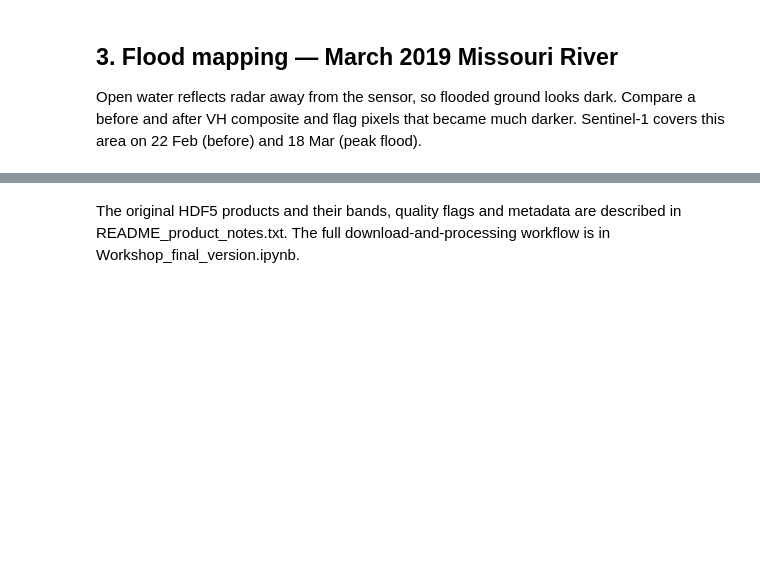
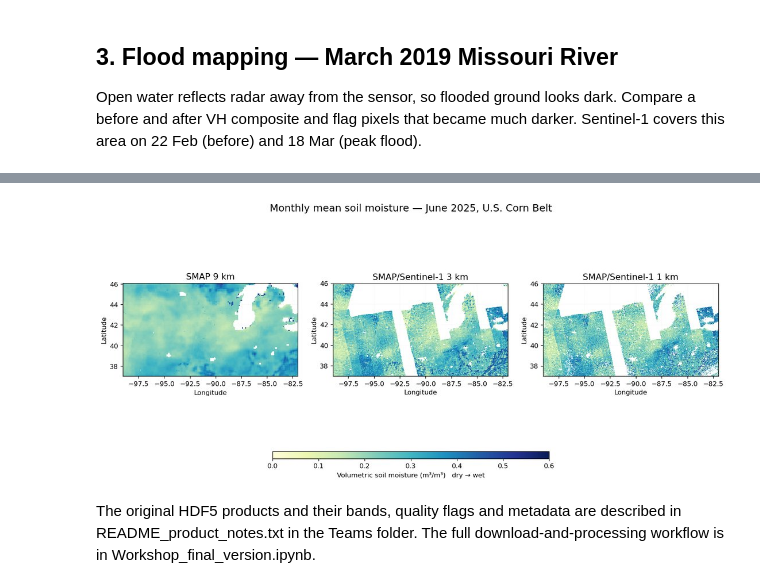
Before and after one commit to Arunavmsu07/SAR_Workshop, a Jupyter notebook: Hands_On_SMAP_Sentinel1_Workshop_SOLUTION.ipynb, the cells around one changed output, grey strips where cells are left out. Drawn from its saved outputs; the diff is of its cells as text; code cells hidden in the pictures; blank space fills up the shorter version.

Commit message:
Exercise 1 uses a false-colour composite; Exercise 4 reads GeoTIFFs from the Teams folder with a simple colormap

```diff
--- a/Hands_On_SMAP_Sentinel1_Workshop_SOLUTION.ipynb
+++ b/Hands_On_SMAP_Sentinel1_Workshop_SOLUTION.ipynb
@@ -166,2 +101,30 @@ plt.tight_layout(); plt.show()
+# %%
+import numpy as np, rasterio
+import matplotlib.pyplot as plt
+from matplotlib.colors import Normalize
+from matplotlib.cm import ScalarMappable
+
+DATA_DIR = "Teams_folder"   # folder you downloaded from Teams (upload to Colab, or mount Drive)
+
+panels = [('SMAP 9 km',            f'{DATA_DIR}/SMAP_9km/GeoTIFF/SMAP_9km_202506.tif'),
+          ('SMAP/Sentinel-1 3 km', f'{DATA_DIR}/SMAP_Sentinel1_3km/GeoTIFF/SMAP_S1_3km_202506.tif'),
+          ('SMAP/Sentinel-1 1 km', f'{DATA_DIR}/SMAP_Sentinel1_1km/GeoTIFF/SMAP_S1_1km_202506.tif')]
+
+fig, axes = plt.subplots(1, 3, figsize=(16, 5))
+for ax, (label, fn) in zip(axes, panels):
+    with rasterio.open(fn) as src:
+        a = src.read(1).astype('float32'); b = src.bounds; nd = src.nodata
+    a = np.where(a == nd, np.nan, a)
+    ax.imshow(a, cmap='YlGnBu', vmin=0, vmax=0.6,
+              extent=[b.left, b.right, b.bottom, b.top], interpolation='nearest')
+    ax.set_title(label); ax.set_xlabel('Longitude'); ax.set_ylabel('Latitude')
+
+fig.suptitle('Monthly mean soil moisture — June 2025, U.S. Corn Belt', y=1.02)
+cax = fig.add_axes([0.32, -0.04, 0.36, 0.03])
+cb = fig.colorbar(ScalarMappable(Normalize(0, 0.6), plt.get_cmap('YlGnBu')), cax=cax, orientation='horizontal')
+cb.set_label('Volumetric soil moisture (m3/m3)   dry to wet')
+plt.tight_layout(); plt.show()
+# %% [output]
+[figure, added]
 # %% [markdown]
-The original HDF5 products and their bands, quality flags and metadata are described in README_product_notes.txt. The full download-and-processing workflow is in Workshop_final_version.ipynb.
+The original HDF5 products and their bands, quality flags and metadata are described in README_product_notes.txt in the Teams folder. The full download-and-processing workflow is in Workshop_final_version.ipynb.
```
Also changed, not shown: parts of 8 cells of this notebook, 4 other files.
